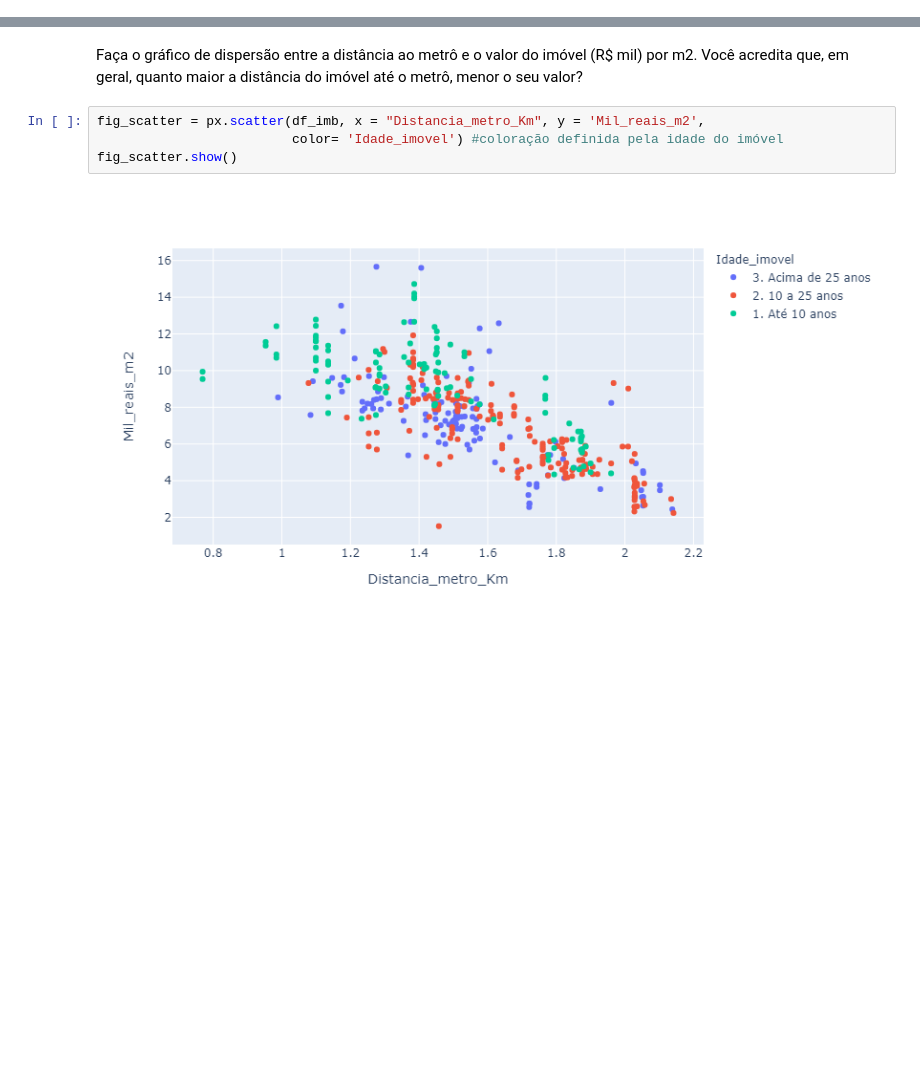
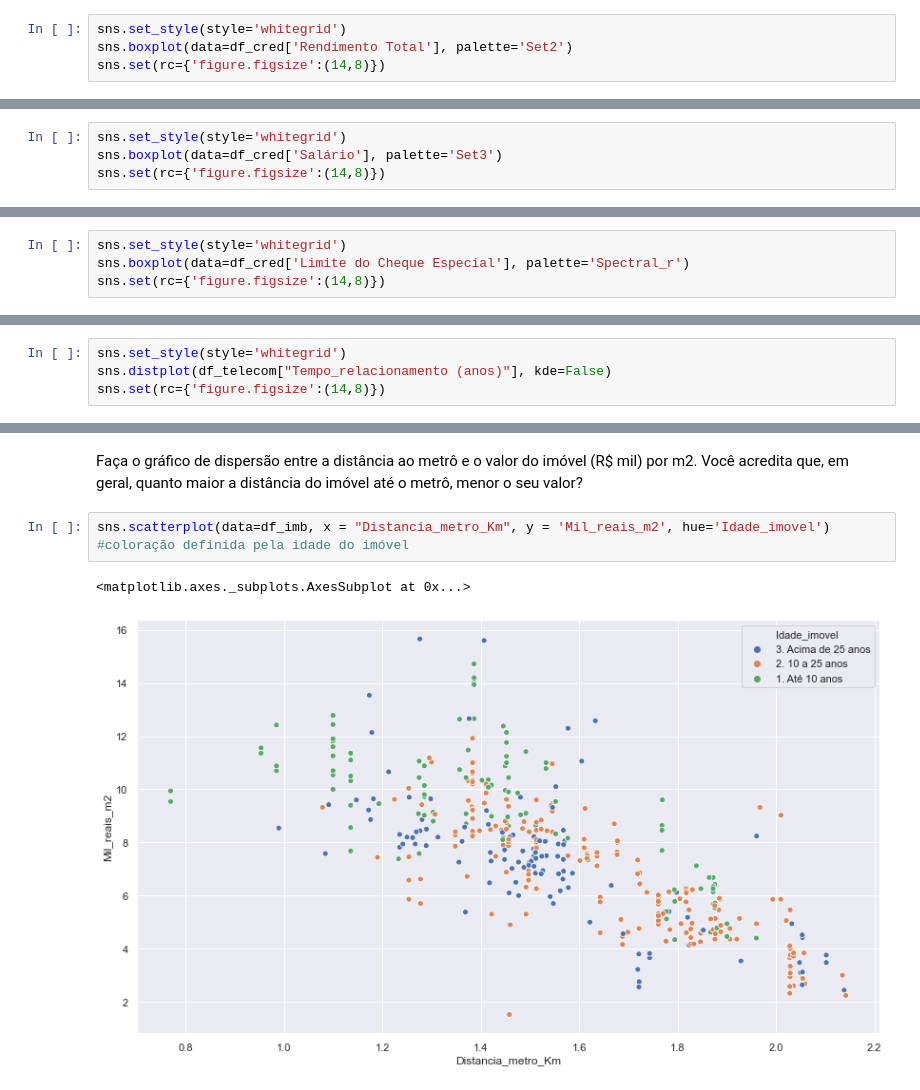
Before and after one commit to lucastiagooliveira/datascience, a Jupyter notebook: _notebooks/2020-09-20-resumo_aula_1.ipynb, the cells around one changed output, grey strips where cells are left out. Cells and saved outputs as stored; diff of their text form; blank space fills up the shorter version.

Commit message:
change all charts

```diff
--- a/_notebooks/2020-09-20-resumo_aula_1.ipynb
+++ b/_notebooks/2020-09-20-resumo_aula_1.ipynb
@@ -304,0 +300,4 @@ fig_box.show()
+# %%
+sns.set_style(style='whitegrid')
+sns.boxplot(data=df_cred['Rendimento Total'], palette='Set2')
+sns.set(rc={'figure.figsize':(14,8)})
@@ -333,0 +330,4 @@ fig_box.show()
+# %%
+sns.set_style(style='whitegrid')
+sns.boxplot(data=df_cred['Salário'], palette='Set3')
+sns.set(rc={'figure.figsize':(14,8)})
@@ -354,0 +352,4 @@ fig_box.show()
+# %%
+sns.set_style(style='whitegrid')
+sns.boxplot(data=df_cred['Limite do Cheque Especial'], palette='Spectral_r')
+sns.set(rc={'figure.figsize':(14,8)})
@@ -427,0 +426,4 @@ fig_hist_t.show()
+# %%
+sns.set_style(style='whitegrid')
+sns.distplot(df_telecom["Tempo_relacionamento (anos)"], kde=False)
+sns.set(rc={'figure.figsize':(14,8)})
@@ -562,9 +566,8 @@ Name: Mil_reais_m2, dtype: float64
 # %% [markdown]
 Faça o gráfico de dispersão entre a distância ao metrô e o valor do imóvel (R$ mil) por m2. Você acredita que, em geral, quanto maior a distância do imóvel até o metrô, menor o seu valor?
 # %%
-fig_scatter = px.scatter(df_imb, x = "Distancia_metro_Km", y = 'Mil_reais_m2',
-                         color= 'Idade_imovel') #coloração definida pela idade do imóvel
-fig_scatter.show()
+sns.scatterplot(data=df_imb, x = "Distancia_metro_Km", y = 'Mil_reais_m2', hue='Idade_imovel') #coloração definida pela idade do imóvel
 # %% [output]
+<matplotlib.axes._subplots.AxesSubplot at 0x...>
-[figure, old version]
+[figure, new version]
 # %%
```
Also changed, not shown: parts of 22 cells of this notebook.
